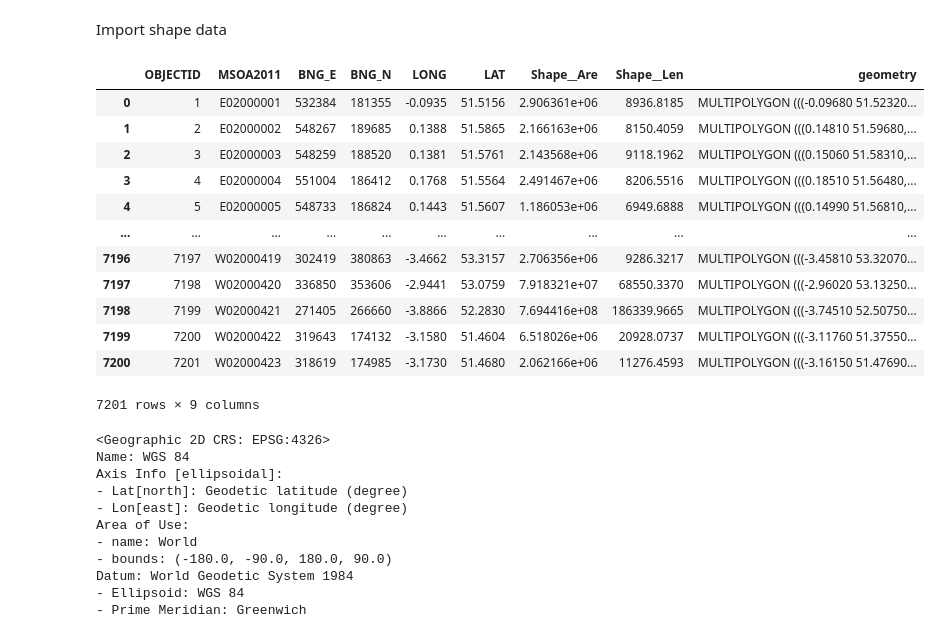
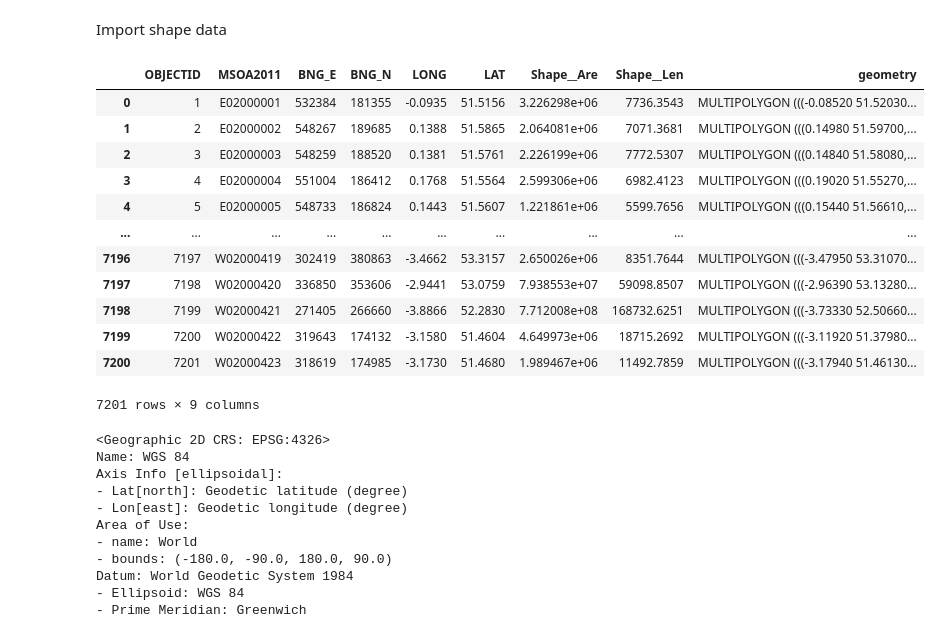
Before and after one commit to theorashid/mortality-view, a Jupyter notebook: keplermap.ipynb, the cells around one changed output. Cells and saved outputs as stored; diff of their text form; code cells hidden in the pictures.

```diff
--- a/keplermap.ipynb
+++ b/keplermap.ipynb
@@ -4,21 +4,21 @@ import pandas as pd
 # %% [markdown]
 Import shape data
 # %%
-shapefile = gpd.read_file("Data/MSOA2011_BGC.geojson")
+shapefile = gpd.read_file("Data/GIS/MSOA2011_BSC.geojson")
 shapefile
 # %% [output]
 |  | OBJECTID | MSOA2011 | BNG_E | BNG_N | LONG | LAT | Shape__Are | Shape__Len | geometry |
-| 0 | 1 | E02000001 | 532384 | 181355 | -0.0935 | 51.5156 | 2.906361e+06 | 8936.8185 | MULTIPOLYGON (((-0.09680 51.52320... |
-| 1 | 2 | E02000002 | 548267 | 189685 | 0.1388 | 51.5865 | 2.166163e+06 | 8150.4059 | MULTIPOLYGON (((0.14810 51.59680,... |
-| 2 | 3 | E02000003 | 548259 | 188520 | 0.1381 | 51.5761 | 2.143568e+06 | 9118.1962 | MULTIPOLYGON (((0.15060 51.58310,... |
-| 3 | 4 | E02000004 | 551004 | 186412 | 0.1768 | 51.5564 | 2.491467e+06 | 8206.5516 | MULTIPOLYGON (((0.18510 51.56480,... |
-| 4 | 5 | E02000005 | 548733 | 186824 | 0.1443 | 51.5607 | 1.186053e+06 | 6949.6888 | MULTIPOLYGON (((0.14990 51.56810,... |
+| 0 | 1 | E02000001 | 532384 | 181355 | -0.0935 | 51.5156 | 3.226298e+06 | 7736.3543 | MULTIPOLYGON (((-0.08520 51.52030... |
+| 1 | 2 | E02000002 | 548267 | 189685 | 0.1388 | 51.5865 | 2.064081e+06 | 7071.3681 | MULTIPOLYGON (((0.14980 51.59700,... |
+| 2 | 3 | E02000003 | 548259 | 188520 | 0.1381 | 51.5761 | 2.226199e+06 | 7772.5307 | MULTIPOLYGON (((0.14840 51.58080,... |
+| 3 | 4 | E02000004 | 551004 | 186412 | 0.1768 | 51.5564 | 2.599306e+06 | 6982.4123 | MULTIPOLYGON (((0.19020 51.55270,... |
+| 4 | 5 | E02000005 | 548733 | 186824 | 0.1443 | 51.5607 | 1.221861e+06 | 5599.7656 | MULTIPOLYGON (((0.15440 51.56610,... |
 | ... | ... | ... | ... | ... | ... | ... | ... | ... | ... |
-| 7196 | 7197 | W02000419 | 302419 | 380863 | -3.4662 | 53.3157 | 2.706356e+06 | 9286.3217 | MULTIPOLYGON (((-3.45810 53.32070... |
-| 7197 | 7198 | W02000420 | 336850 | 353606 | -2.9441 | 53.0759 | 7.918321e+07 | 68550.3370 | MULTIPOLYGON (((-2.96020 53.13250... |
-| 7198 | 7199 | W02000421 | 271405 | 266660 | -3.8866 | 52.2830 | 7.694416e+08 | 186339.9665 | MULTIPOLYGON (((-3.74510 52.50750... |
-| 7199 | 7200 | W02000422 | 319643 | 174132 | -3.1580 | 51.4604 | 6.518026e+06 | 20928.0737 | MULTIPOLYGON (((-3.11760 51.37550... |
-| 7200 | 7201 | W02000423 | 318619 | 174985 | -3.1730 | 51.4680 | 2.062166e+06 | 11276.4593 | MULTIPOLYGON (((-3.16150 51.47690... |
+| 7196 | 7197 | W02000419 | 302419 | 380863 | -3.4662 | 53.3157 | 2.650026e+06 | 8351.7644 | MULTIPOLYGON (((-3.47950 53.31070... |
+| 7197 | 7198 | W02000420 | 336850 | 353606 | -2.9441 | 53.0759 | 7.938553e+07 | 59098.8507 | MULTIPOLYGON (((-2.96390 53.13280... |
+| 7198 | 7199 | W02000421 | 271405 | 266660 | -3.8866 | 52.2830 | 7.712008e+08 | 168732.6251 | MULTIPOLYGON (((-3.73330 52.50660... |
+| 7199 | 7200 | W02000422 | 319643 | 174132 | -3.1580 | 51.4604 | 4.649973e+06 | 18715.2692 | MULTIPOLYGON (((-3.11920 51.37980... |
+| 7200 | 7201 | W02000423 | 318619 | 174985 | -3.1730 | 51.4680 | 1.989467e+06 | 11492.7859 | MULTIPOLYGON (((-3.17940 51.46130... |
 7201 rows × 9 columns
 # %%
 shapefile.crs
```
Also changed, not shown: parts of 19 cells of this notebook, 14 other files.
